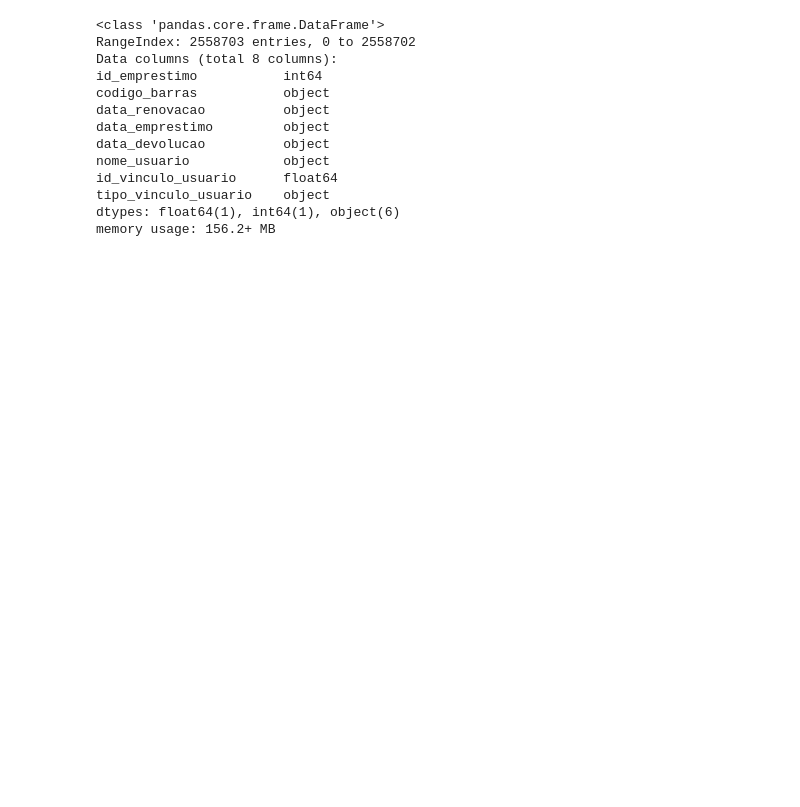
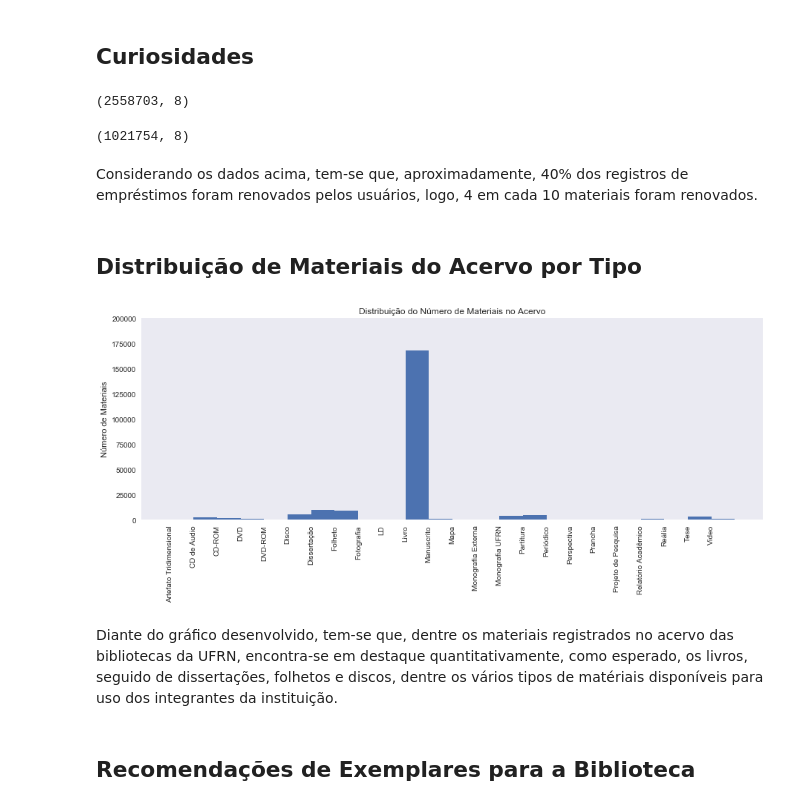
Before and after one commit to alvarofpp/imd0905-acervo-biblioteca, a Jupyter notebook: main.ipynb, the cells around one changed output. Drawn from its saved outputs; the diff is of its cells as text; code cells hidden in the pictures; blank space fills up the shorter version.

```diff
--- a/main.ipynb
+++ b/main.ipynb
@@ -46,16 +126,33 @@ dfs['emprestimos'] = make_df(files_filter['emprestimos'])
+# %% [markdown]
+## Curiosidades
 # %%
-dfs['emprestimos'].info()
+dfs["emprestimos"].shape
 # %% [output]
-<class 'pandas.core.frame.DataFrame'>
-RangeIndex: 2558703 entries, 0 to 2558702
-Data columns (total 8 columns):
-id_emprestimo           int64
-codigo_barras           object
-data_renovacao          object
-data_emprestimo         object
-data_devolucao          object
-nome_usuario            object
-id_vinculo_usuario      float64
-tipo_vinculo_usuario    object
-dtypes: float64(1), int64(1), object(6)
-memory usage: 156.2+ MB
+(2558703, 8)
+# %%
+dfs["emprestimos"][dfs["emprestimos"]["data_renovacao"].isnull() == False].shape
+# %% [output]
+(1021754, 8)
+# %% [markdown]
+Considerando os dados acima, tem-se que, aproximadamente, 40% dos registros de empréstimos foram renovados pelos usuários, logo, 4 em cada 10 materiais foram renovados.
+# %% [markdown]
+## Distribuição de Materiais do Acervo por Tipo
+# %%
+#Histograma da distribuição de materiais disponíveis no acervo pelo tipo
+fig, ax = plt.subplots()
+
+ax.hist(dfs["acervo-exemplares"]["tipo_material"], bins=24, range=(0,24))
+ax.set_title("Distribuição do Número de Materiais no Acervo")
+ax.set_ylim(0,200000)
+ax.set_ylabel("Número de Materiais")
+
+fig.set_figheight(5)
+fig.set_figwidth(15)
+plt.xticks(rotation=90)
+plt.show()
+# %% [output]
+[figure, added]
+# %% [markdown]
+Diante do gráfico desenvolvido, tem-se que, dentre os materiais registrados no acervo das bibliotecas da UFRN, encontra-se em destaque quantitativamente, como esperado, os livros, seguido de dissertações, folhetos e discos, dentre os vários tipos de matériais disponíveis para uso dos integrantes da instituição.
+# %% [markdown]
+## Recomendações de Exemplares para a Biblioteca
```
Also changed, not shown: parts of 26 cells of this notebook, 1 other file.
